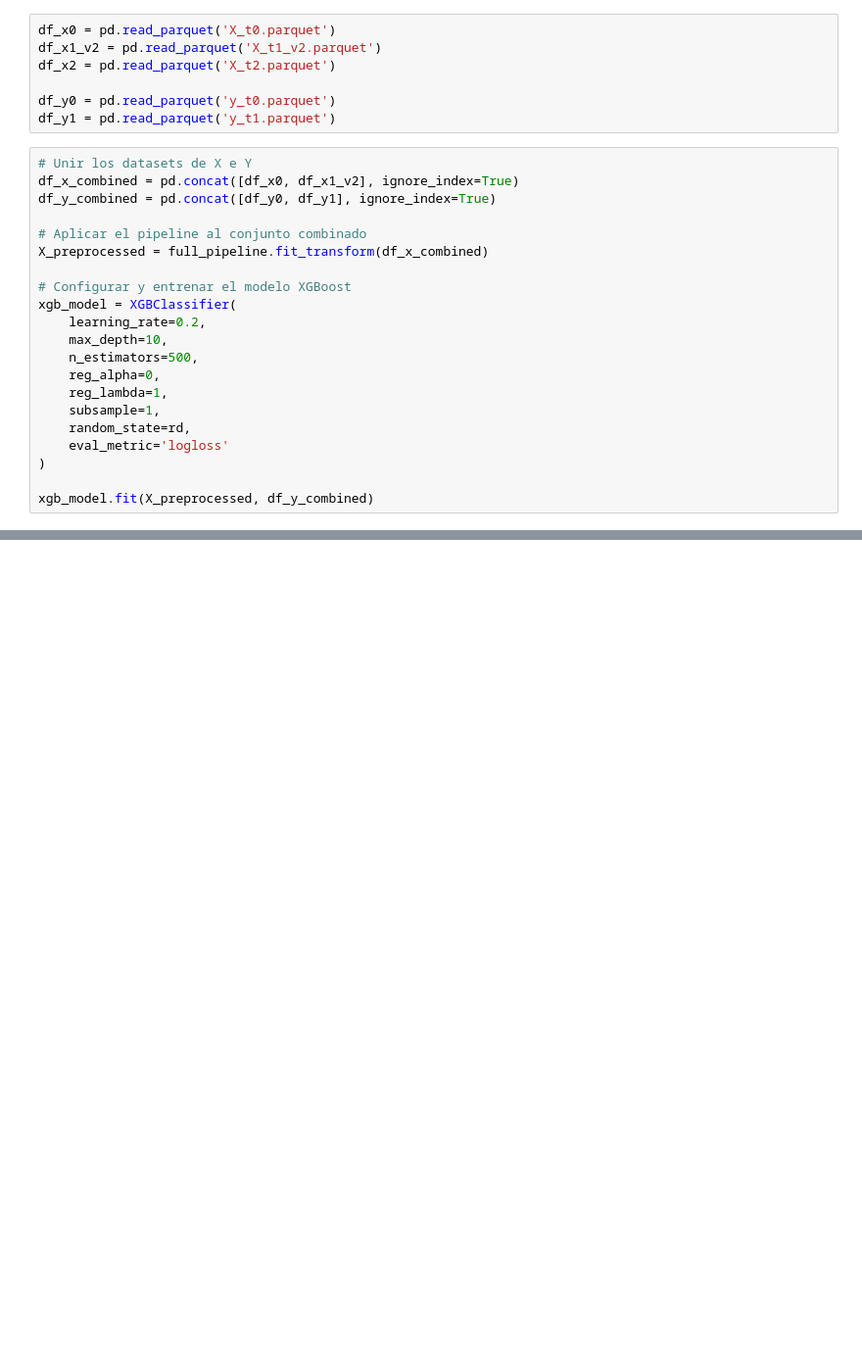
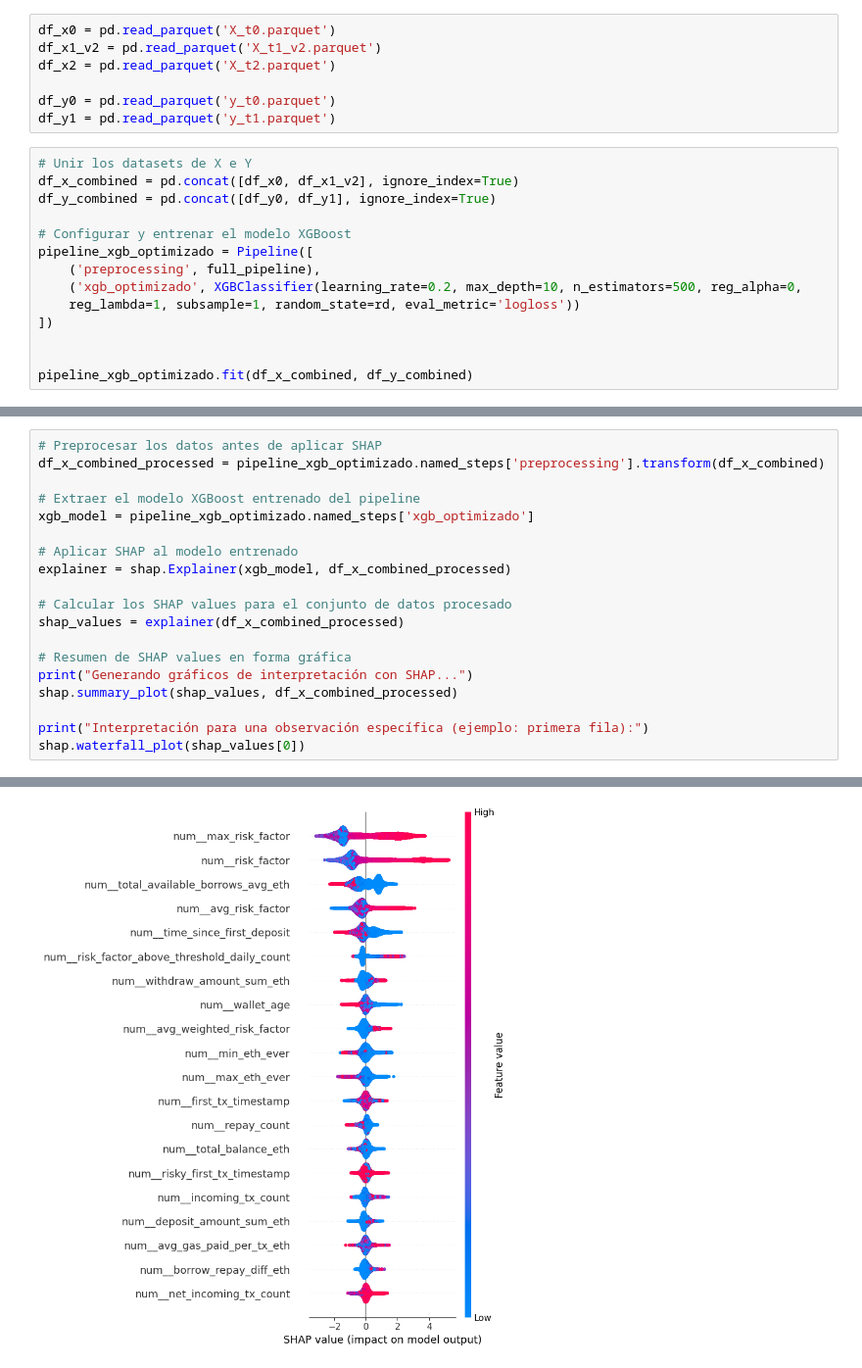
Before and after one commit to sebaquenti/Repositorio-MDS7202, a Jupyter notebook: Proyecto Semestral/Notebook Proytecto.ipynb, the cells around one changed output, grey strips where cells are left out. Shown at 98% size. Cells and saved outputs as stored; diff of their text form; blank space fills up the shorter version.

```diff
--- a/Proyecto Semestral/Notebook Proytecto.ipynb
+++ b/Proyecto Semestral/Notebook Proytecto.ipynb
@@ -668,20 +684,13 @@ df_y1 = pd.read_parquet('y_t1.parquet')
 df_x_combined = pd.concat([df_x0, df_x1_v2], ignore_index=True)
 df_y_combined = pd.concat([df_y0, df_y1], ignore_index=True)
 
-# Aplicar el pipeline al conjunto combinado
-X_preprocessed = full_pipeline.fit_transform(df_x_combined)
+# Configurar y entrenar el modelo XGBoost
+pipeline_xgb_optimizado = Pipeline([
+    ('preprocessing', full_pipeline),
+    ('xgb_optimizado', XGBClassifier(learning_rate=0.2, max_depth=10, n_estimators=500, reg_alpha=0,
+    reg_lambda=1, subsample=1, random_state=rd, eval_metric='logloss'))
+])
 
-# Configurar y entrenar el modelo XGBoost
-xgb_model = XGBClassifier(
-    learning_rate=0.2,
-    max_depth=10,
-    n_estimators=500,
-    reg_alpha=0,
-    reg_lambda=1,
-    subsample=1,
-    random_state=rd,
-    eval_metric='logloss'
-)
 
-xgb_model.fit(X_preprocessed, df_y_combined)
+pipeline_xgb_optimizado.fit(df_x_combined, df_y_combined)
 # %% [output]
@@ -698,0 +714,20 @@ XGBClassifier(base_score=None, booster=None, callbacks=None,
+# %%
+# Preprocesar los datos antes de aplicar SHAP
+df_x_combined_processed = pipeline_xgb_optimizado.named_steps['preprocessing'].transform(df_x_combined)
+
+# Extraer el modelo XGBoost entrenado del pipeline
+xgb_model = pipeline_xgb_optimizado.named_steps['xgb_optimizado']
+
+# Aplicar SHAP al modelo entrenado
+explainer = shap.Explainer(xgb_model, df_x_combined_processed)
+
+# Calcular los SHAP values para el conjunto de datos procesado
+shap_values = explainer(df_x_combined_processed)
+
+# Resumen de SHAP values en forma gráfica
+print("Generando gráficos de interpretación con SHAP...")
+shap.summary_plot(shap_values, df_x_combined_processed)
+
+print("Interpretación para una observación específica (ejemplo: primera fila):")
+shap.waterfall_plot(shap_values[0])
+# %% [output]
@@ -698,0 +735 @@ XGBClassifier(base_score=None, booster=None, callbacks=None,
+[figure, added]
```
Also changed, not shown: parts of 15 cells of this notebook, 5 other files.
